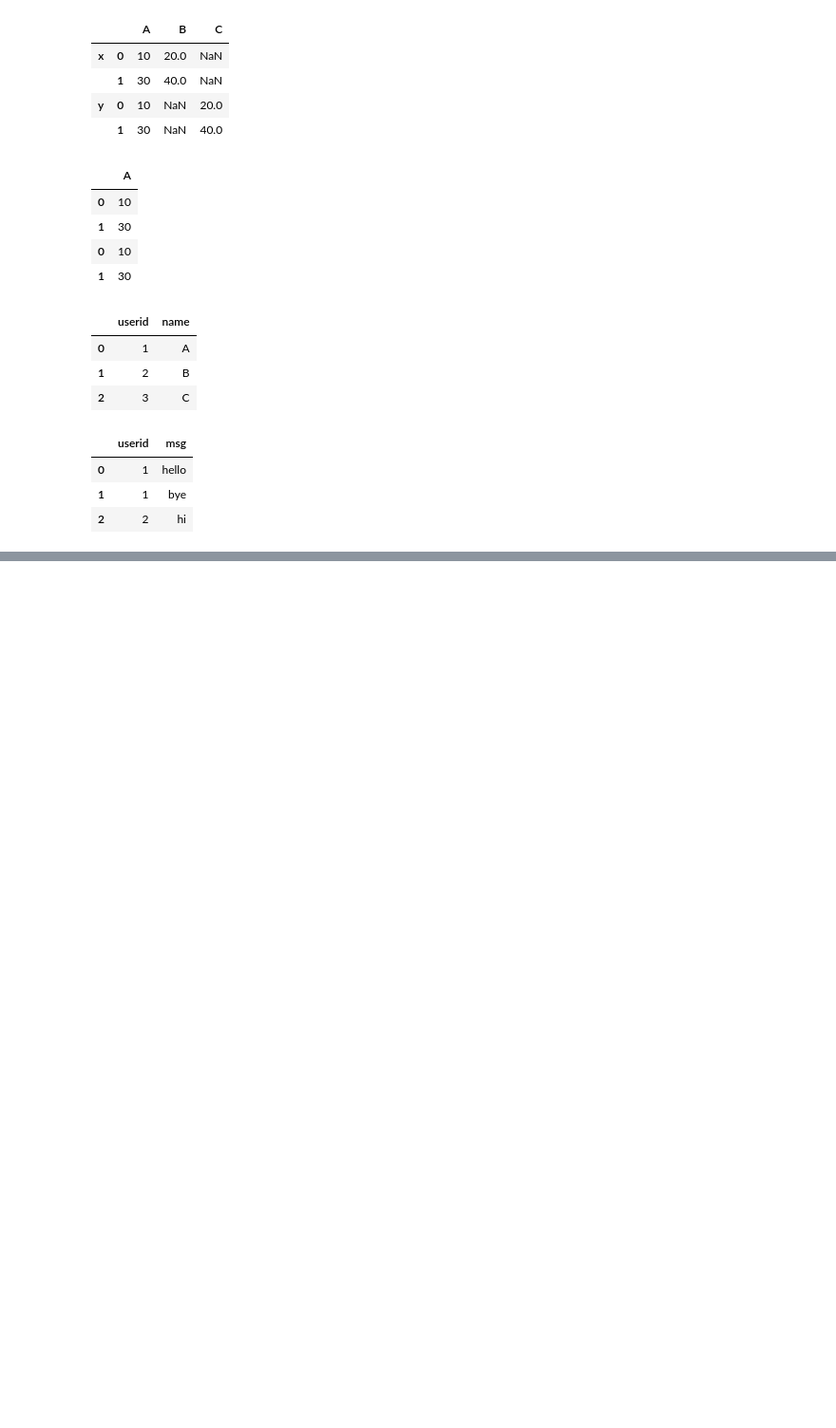
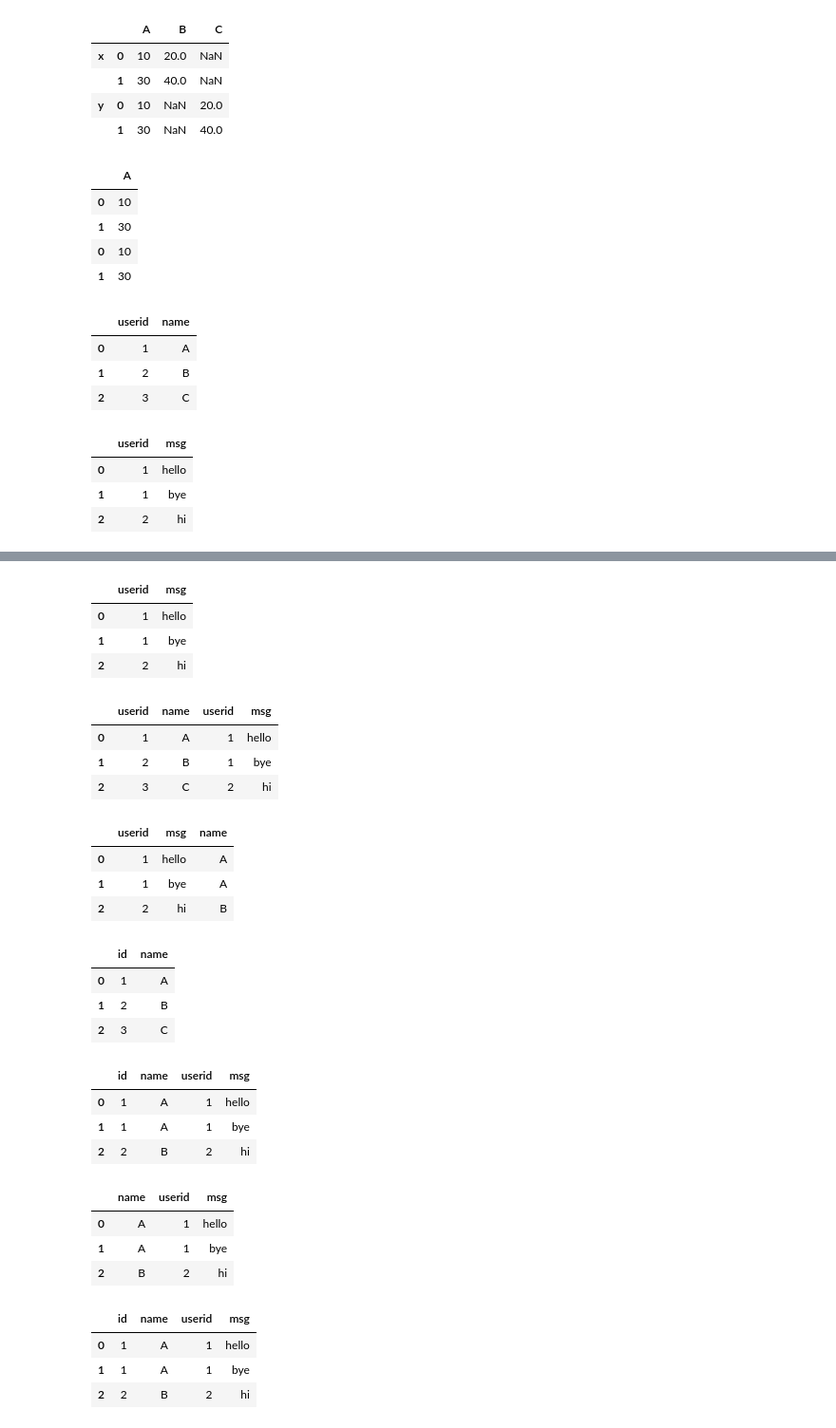
Before and after one commit to dailycodeminskole/Temp, a Jupyter notebook: PANDAS SCALER.ipynb, the cells around one changed output, grey strips where cells are left out. Shown at 95% size. Drawn from its saved outputs; the diff is of its cells as text; code cells hidden in the pictures; blank space fills up the shorter version.

```diff
--- a/PANDAS SCALER.ipynb
+++ b/PANDAS SCALER.ipynb
@@ -1117,0 +1153,21 @@ msgs
+# %%
+msgs
+# %% [output]
+|  | userid | msg |
+| 0 | 1 | hello |
+| 1 | 1 | bye |
+| 2 | 2 | hi |
+# %%
+pd.concat([users,msgs] , axis=1)
+# %% [output]
+|  | userid | name | userid | msg |
+| 0 | 1 | A | 1 | hello |
+| 1 | 2 | B | 1 | bye |
+| 2 | 3 | C | 2 | hi |
+# %%
+msgs.merge(users,on='userid')
+# %% [output]
+|  | userid | msg | name |
+| 0 | 1 | hello | A |
+| 1 | 1 | bye | A |
+| 2 | 2 | hi | B |
@@ -1117,0 +1176,21 @@ msgs
+# %%
+users
+# %% [output]
+|  | id | name |
+| 0 | 1 | A |
+| 1 | 2 | B |
+| 2 | 3 | C |
+# %%
+users.merge(msgs,left_on='id',right_on='userid')
+# %% [output]
+|  | id | name | userid | msg |
+| 0 | 1 | A | 1 | hello |
+| 1 | 1 | A | 1 | bye |
+| 2 | 2 | B | 2 | hi |
+# %%
+users.merge(msgs,left_on='id',right_on='userid').drop('id',axis=1)
+# %% [output]
+|  | name | userid | msg |
+| 0 | A | 1 | hello |
+| 1 | A | 1 | bye |
+| 2 | B | 2 | hi |
@@ -1117,0 +1200,7 @@ msgs
+# %%
+users.merge(msgs,left_on='id',right_on='userid',how='inner')
+# %% [output]
+|  | id | name | userid | msg |
+| 0 | 1 | A | 1 | hello |
+| 1 | 1 | A | 1 | bye |
+| 2 | 2 | B | 2 | hi |
```
Also changed, not shown: parts of 17 cells of this notebook.
